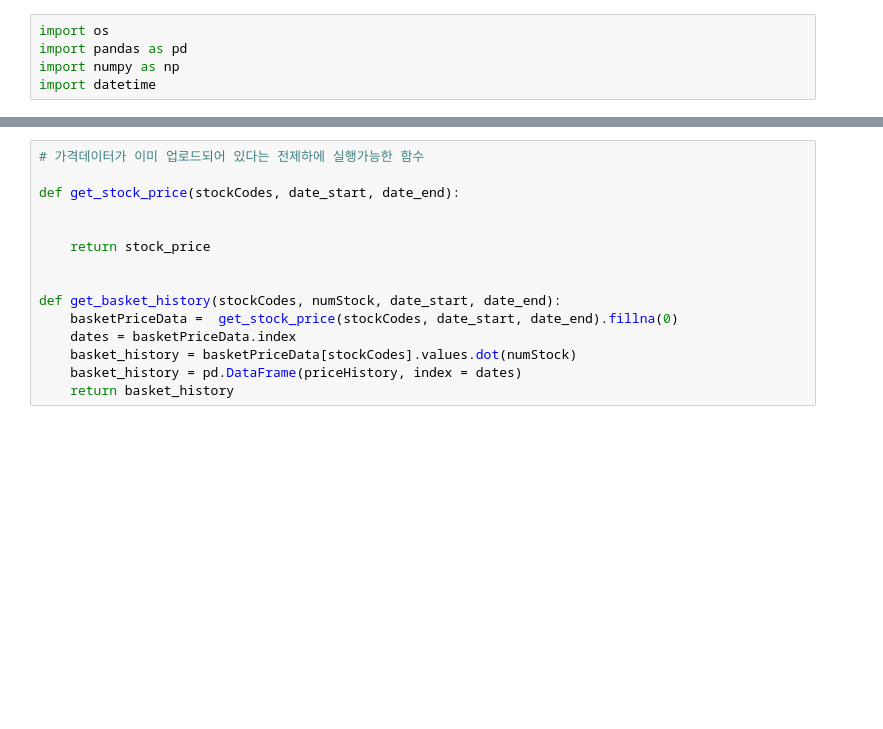
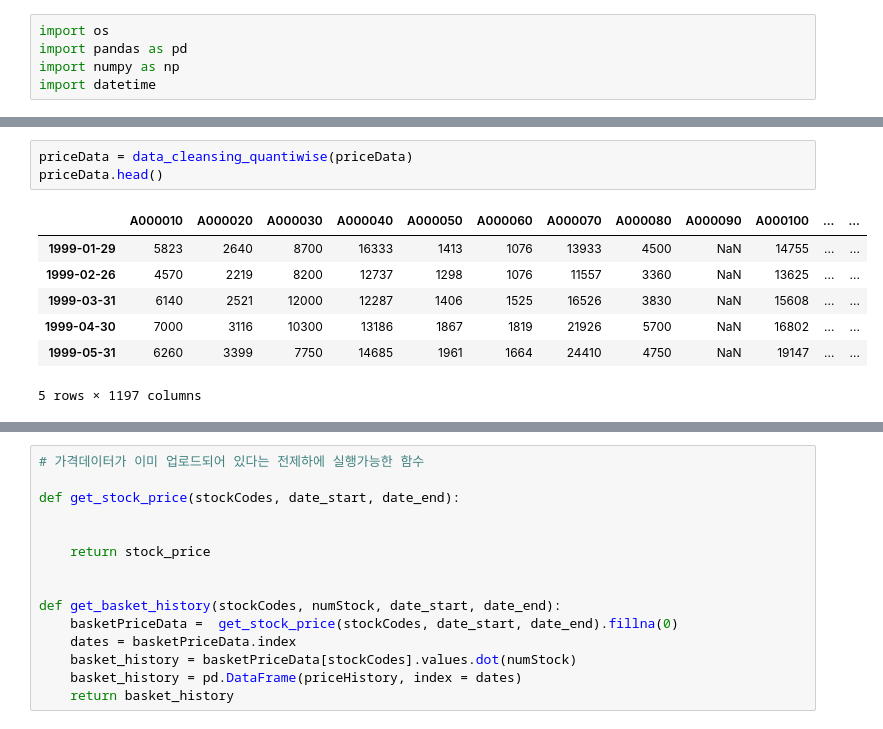
Before and after one commit to capricorn89/Lecture, a Jupyter notebook: Lecture 6. Backtest.ipynb, the cells around one changed output, grey strips where cells are left out. Cells and saved outputs as stored; diff of their text form; blank space fills up the shorter version.

```diff
--- a/Lecture 6. Backtest.ipynb
+++ b/Lecture 6. Backtest.ipynb
@@ -8,0 +40,11 @@ priceData =   # 전체 가격 데이터 불러오기
+# %%
+priceData = data_cleansing_quantiwise(priceData)
+priceData.head()
+# %% [output]
+|  | A000010 | A000020 | A000030 | A000040 | A000050 | A000060 | A000070 | A000080 | A000090 | A000100 | ... | ... |
+| 1999-01-29 | 5823 | 2640 | 8700 | 16333 | 1413 | 1076 | 13933 | 4500 | NaN | 14755 | ... | ... |
+| 1999-02-26 | 4570 | 2219 | 8200 | 12737 | 1298 | 1076 | 11557 | 3360 | NaN | 13625 | ... | ... |
+| 1999-03-31 | 6140 | 2521 | 12000 | 12287 | 1406 | 1525 | 16526 | 3830 | NaN | 15608 | ... | ... |
+| 1999-04-30 | 7000 | 3116 | 10300 | 13186 | 1867 | 1819 | 21926 | 5700 | NaN | 16802 | ... | ... |
+| 1999-05-31 | 6260 | 3399 | 7750 | 14685 | 1961 | 1664 | 24410 | 4750 | NaN | 19147 | ... | ... |
+5 rows × 1197 columns
```
Also changed, not shown: parts of 7 cells of this notebook, 3 other files.
